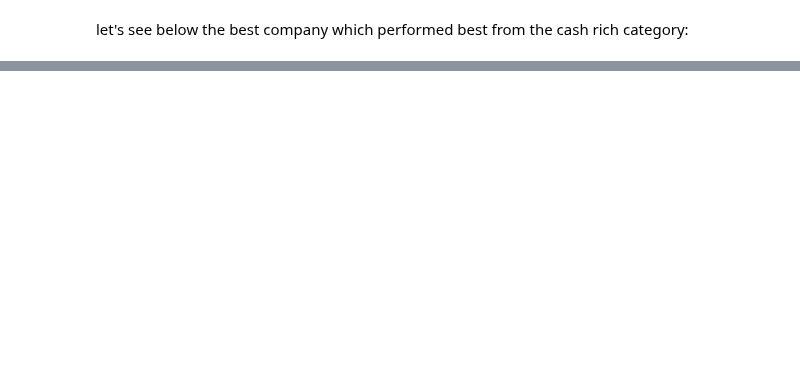
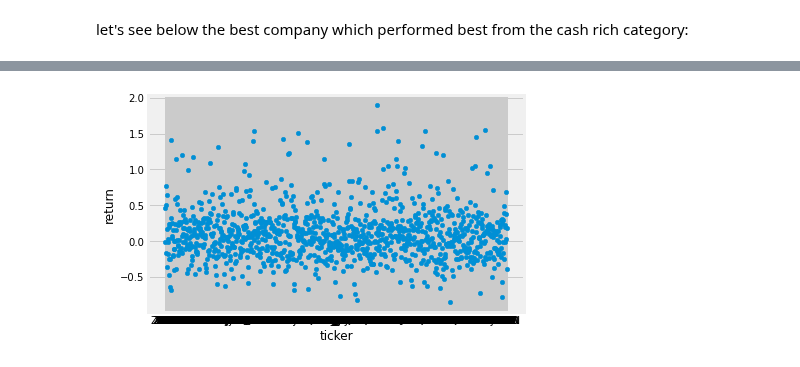
Before and after one commit to Gaukhar-ai/for_my_Thinkful_work, a Jupyter notebook: capstone/best_worst_stock_performers_with_without_1B.ipynb, the cells around one changed output, grey strips where cells are left out. Saved outputs shown, nothing was run; the diff lists cells and outputs as text; code cells hidden in the pictures; blank space fills up the shorter version.

```diff
--- a/capstone/best_worst_stock_performers_with_without_1B.ipynb
+++ b/capstone/best_worst_stock_performers_with_without_1B.ipynb
@@ -310,0 +357,5 @@ The information might be valuable and beneficial to financial institutions, inde
+# %%
+cash_weak.plot(x="ticker", y="return", kind="scatter")
+plt.show()
+# %% [output]
+[figure, added]
```
Also changed, not shown: parts of 21 cells of this notebook.
